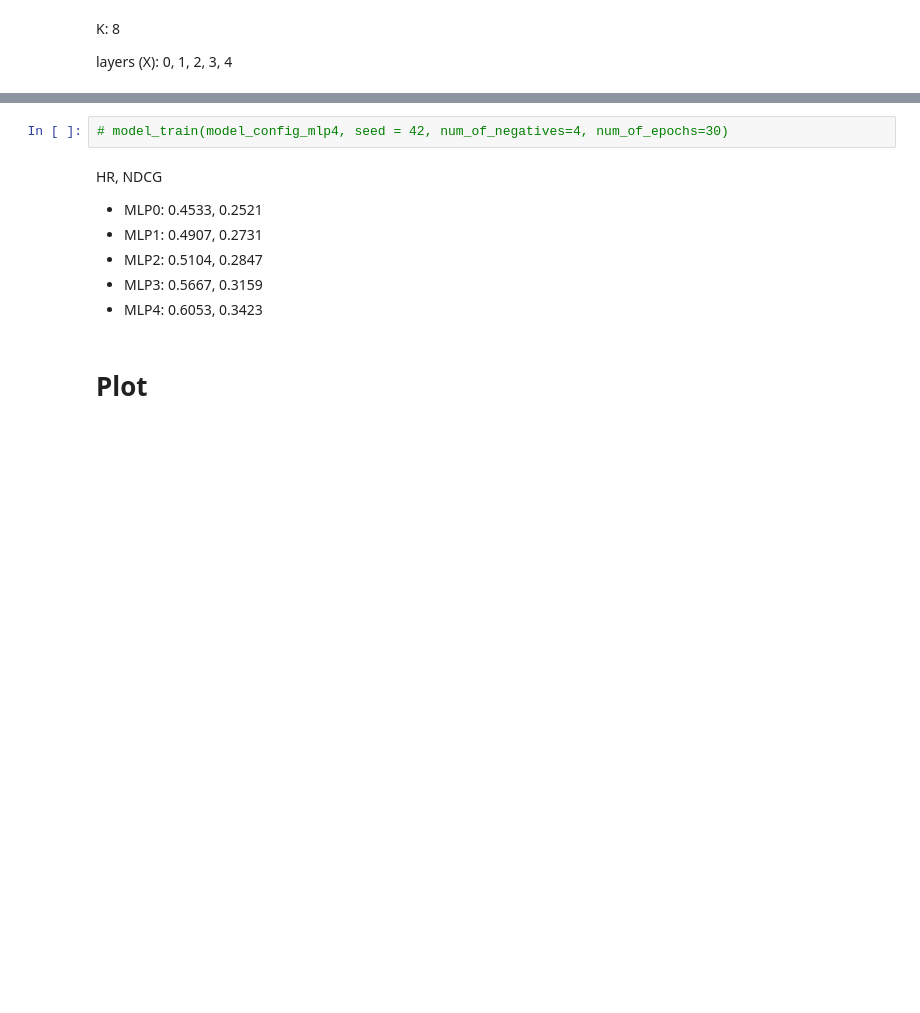
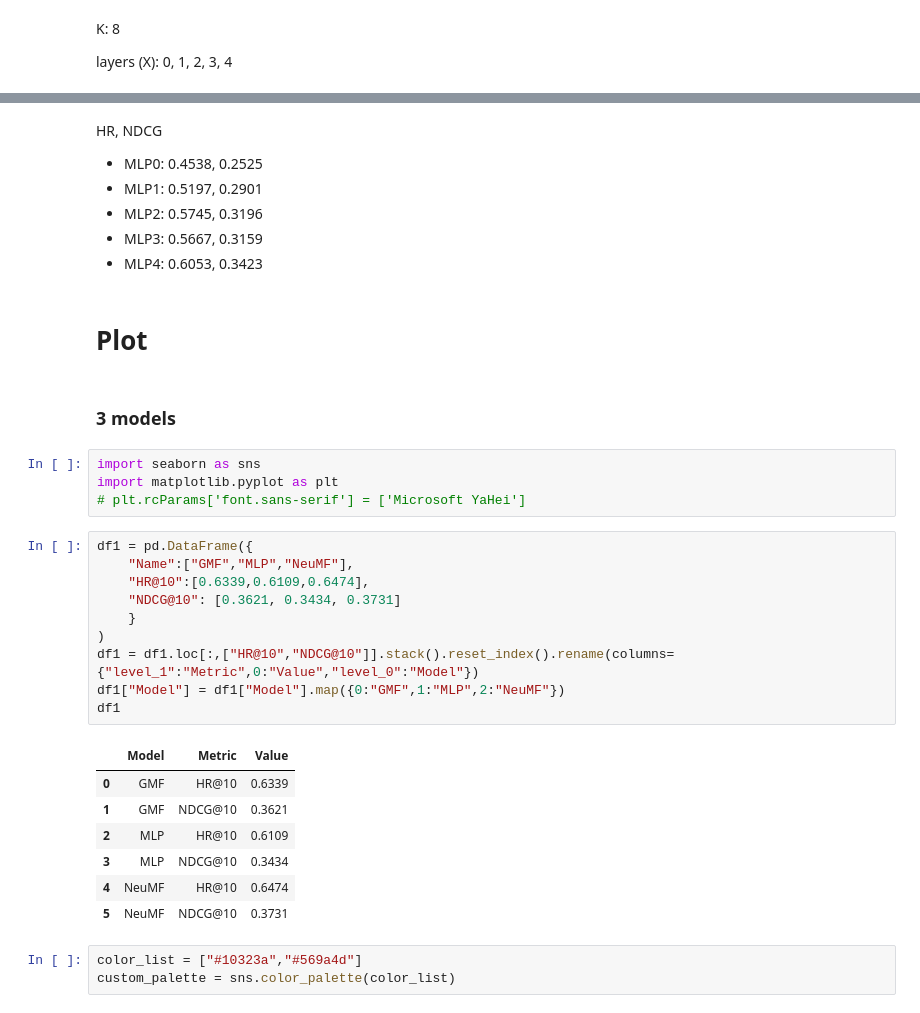
Before and after one commit to SUSTech-STA326/STA326_Assignment3, a Jupyter notebook: ass3.ipynb, the cells around one changed output, grey strips where cells are left out. Drawn from its saved outputs; the diff is of its cells as text; blank space fills up the shorter version.

```diff
--- a/ass3.ipynb
+++ b/ass3.ipynb
@@ -131,12 +227,37 @@ HR, NDCG
-# %%
-# model_train(model_config_mlp4, seed = 42, num_of_negatives=4, num_of_epochs=30)
 # %% [markdown]
 HR, NDCG
 
--   MLP0: 0.4533, 0.2521
--   MLP1: 0.4907, 0.2731
--   MLP2: 0.5104, 0.2847
+-   MLP0: 0.4538, 0.2525
+-   MLP1: 0.5197, 0.2901
+-   MLP2: 0.5745, 0.3196
 -   MLP3: 0.5667, 0.3159
 -   MLP4: 0.6053, 0.3423
 # %% [markdown]
 # Plot
+# %% [markdown]
+### 3 models
+# %%
+import seaborn as sns
+import matplotlib.pyplot as plt
+# plt.rcParams['font.sans-serif'] = ['Microsoft YaHei']
+# %%
+df1 = pd.DataFrame({
+    "Name":["GMF","MLP","NeuMF"],
+    "HR@10":[0.6339,0.6109,0.6474],
+    "NDCG@10": [0.3621, 0.3434, 0.3731]
+    }
+)
+df1 = df1.loc[:,["HR@10","NDCG@10"]].stack().reset_index().rename(columns={"level_1":"Metric",0:"Value","level_0":"Model"})
+df1["Model"] = df1["Model"].map({0:"GMF",1:"MLP",2:"NeuMF"})
+df1
+# %% [output]
+|  | Model | Metric | Value |
+| 0 | GMF | HR@10 | 0.6339 |
+| 1 | GMF | NDCG@10 | 0.3621 |
+| 2 | MLP | HR@10 | 0.6109 |
+| 3 | MLP | NDCG@10 | 0.3434 |
+| 4 | NeuMF | HR@10 | 0.6474 |
+| 5 | NeuMF | NDCG@10 | 0.3731 |
+# %%
+color_list = ["#10323a","#569a4d"]
+custom_palette = sns.color_palette(color_list)
```
Also changed, not shown: parts of 16 cells of this notebook, 8 other files.
